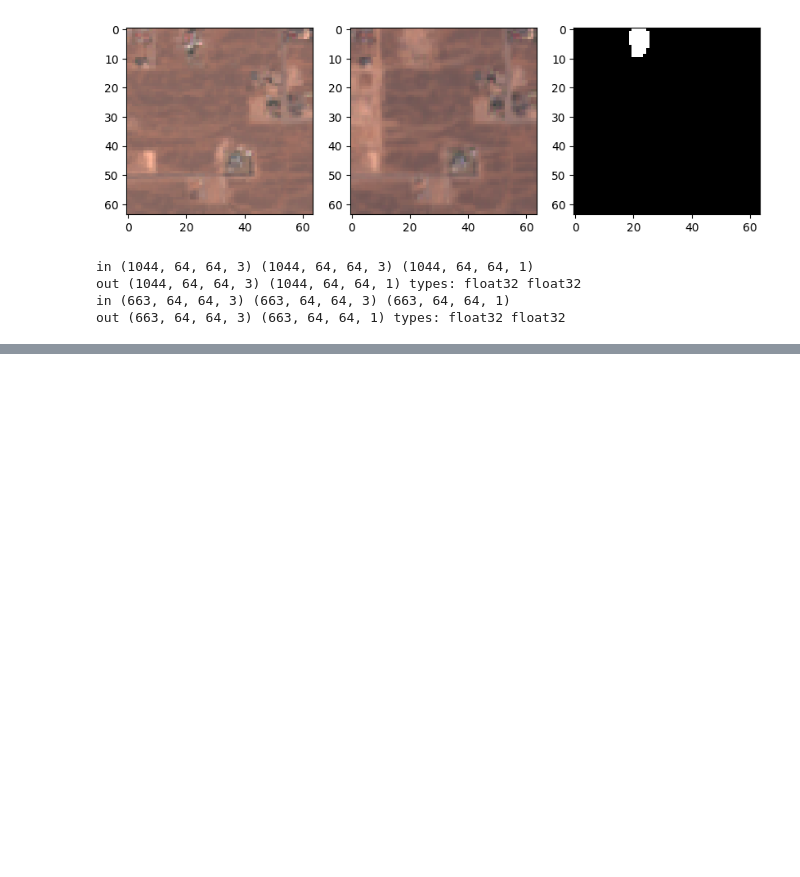
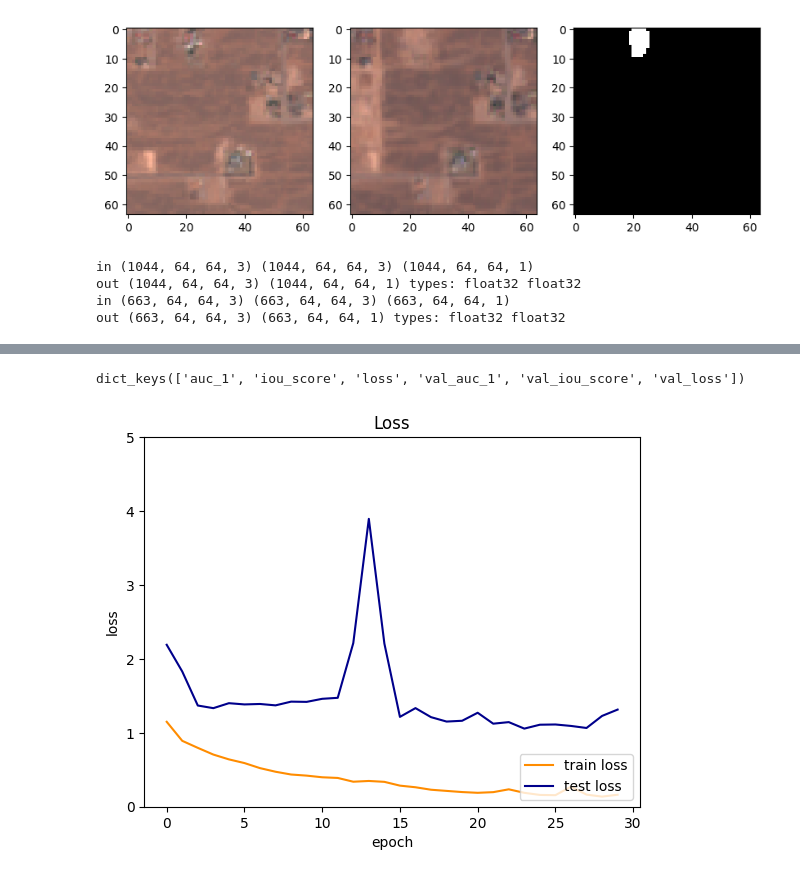
Before and after one commit to DhrumilPrajapati03/VGG19_model_training_using_onera_dataset, a Jupyter notebook: sm_vgg19.ipynb, the cells around one changed output, grey strips where cells are left out. Drawn from its saved outputs; the diff is of its cells as text; code cells hidden in the pictures; blank space fills up the shorter version.

```diff
--- a/sm_vgg19.ipynb
+++ b/sm_vgg19.ipynb
@@ -540,0 +583,19 @@ predict_with_model_rand(test_triplets)
+# %%
+h = history.history
+print(history.history.keys())
+# %% [output]
+dict_keys(['auc_1', 'iou_score', 'loss', 'val_auc_1', 'val_iou_score', 'val_loss'])
+# %%
+plt.figure()
+plt.plot(h['loss'], color='darkorange', label='train loss')
+plt.plot(h['val_loss'], color='darkblue', label='test loss')
+plt.ylim(0,5)
+plt.xlabel('epoch')
+plt.ylabel('loss')
+plt.title('Loss')
+plt.legend(loc="lower right")
+plt.show()
+#plt.savefig(name+"hist_loss.png")
+#plt.close()
+# %% [output]
+[figure, added]
```
Also changed, not shown: parts of 11 cells of this notebook.
